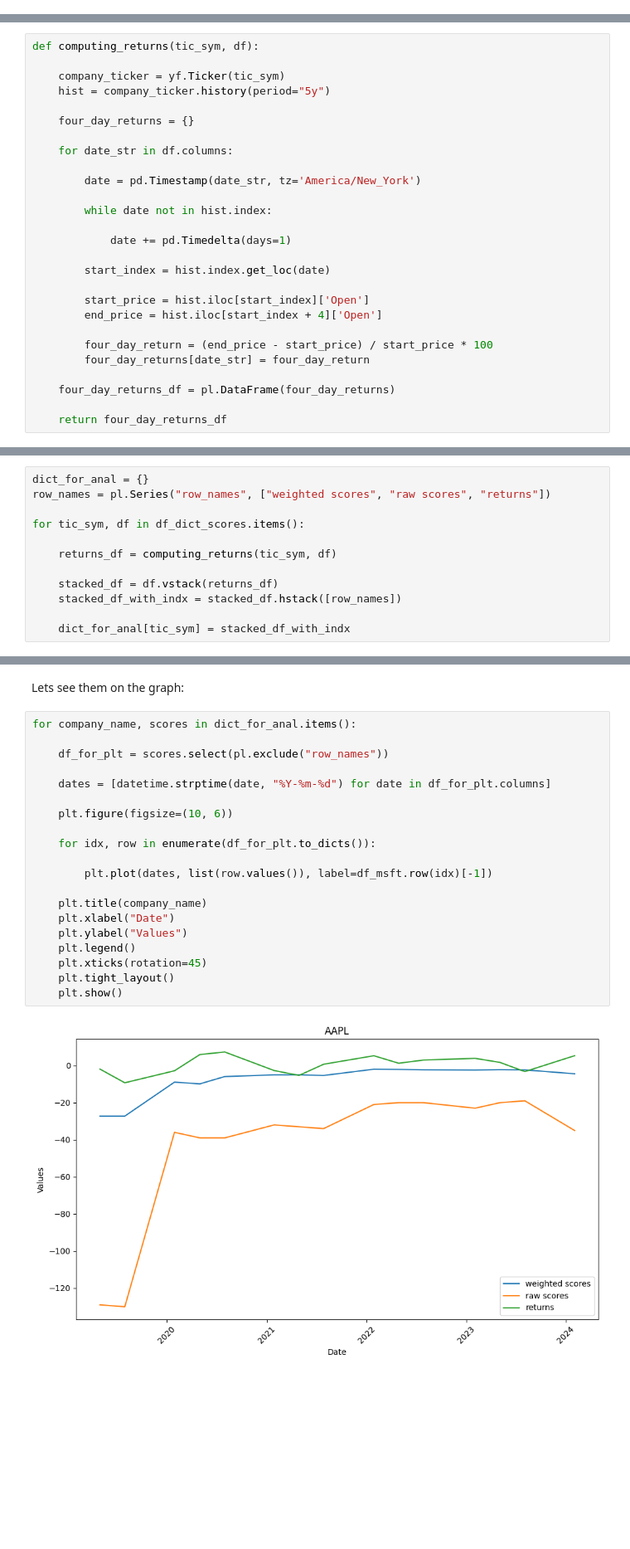
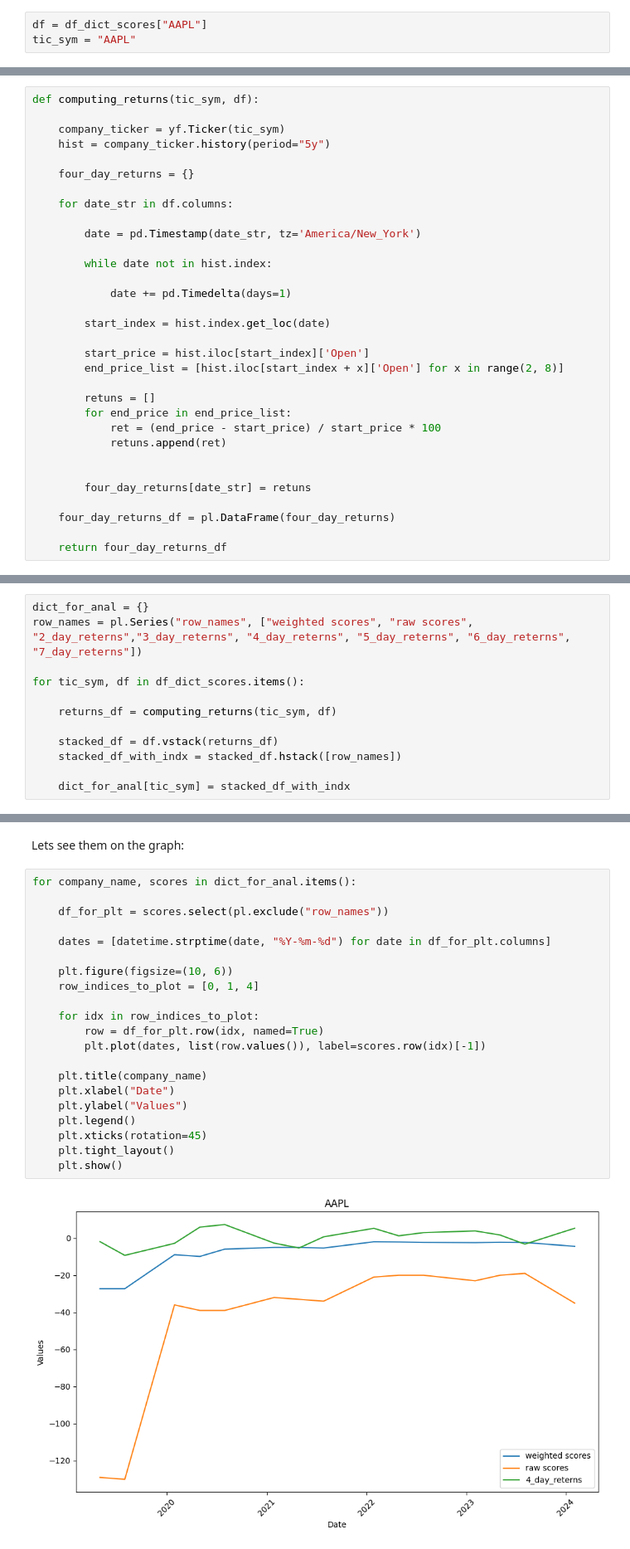
Before and after one commit to LeatherBag011235/Parsim-sec, a Jupyter notebook: src/Analysis/YFiin_excess_returns.ipynb, the cells around one changed output, grey strips where cells are left out. Shown at 83% size. Cells and saved outputs as stored; diff of their text form; blank space fills up the shorter version.

```diff
--- a/src/Analysis/YFiin_excess_returns.ipynb
+++ b/src/Analysis/YFiin_excess_returns.ipynb
@@ -81 +66,4 @@ shape: (2, 15)
+# %%
+df = df_dict_scores["AAPL"]
+tic_sym = "AAPL"
 # %% [markdown]
@@ -99,10 +87,15 @@ def computing_returns(tic_sym, df):
         start_index = hist.index.get_loc(date)
 
         start_price = hist.iloc[start_index]['Open']
-        end_price = hist.iloc[start_index + 4]['Open']
+        end_price_list = [hist.iloc[start_index + x]['Open'] for x in range(2, 8)]
 
-        four_day_return = (end_price - start_price) / start_price * 100
-        four_day_returns[date_str] = four_day_return
+        retuns = []
+        for end_price in end_price_list:
+            ret = (end_price - start_price) / start_price * 100
+            retuns.append(ret)
+
+
+        four_day_returns[date_str] = retuns
 
     four_day_returns_df = pl.DataFrame(four_day_returns)
 
@@ -111,7 +116,7 @@ def computing_returns(tic_sym, df):
 This is the general loop, that takes each key-value pair from df_dict_scores, applies computing_returns() to it, then verticaly stackes the result with orig df and stores it in the new dict
 # %%
 dict_for_anal = {}
-row_names = pl.Series("row_names", ["weighted scores", "raw scores", "returns"])
+row_names = pl.Series("row_names", ["weighted scores", "raw scores", "2_day_reterns","3_day_reterns", "4_day_reterns", "5_day_reterns", "6_day_reterns", "7_day_reterns"])
 
 for tic_sym, df in df_dict_scores.items():
 
@@ -148,22 +153,23 @@ Lets see them on the graph:
 # %%
 for company_name, scores in dict_for_anal.items():
 
     df_for_plt = scores.select(pl.exclude("row_names"))
 
     dates = [datetime.strptime(date, "%Y-%m-%d") for date in df_for_plt.columns]
 
     plt.figure(figsize=(10, 6))
+    row_indices_to_plot = [0, 1, 4]
 
-    for idx, row in enumerate(df_for_plt.to_dicts()):
-
-        plt.plot(dates, list(row.values()), label=df_msft.row(idx)[-1])
+    for idx in row_indices_to_plot:
+        row = df_for_plt.row(idx, named=True)
+        plt.plot(dates, list(row.values()), label=scores.row(idx)[-1])
 
     plt.title(company_name)
     plt.xlabel("Date")
     plt.ylabel("Values")
     plt.legend()
     plt.xticks(rotation=45)
     plt.tight_layout()
     plt.show()
 # %% [output]
-[figure, old version]
+[figure, new version]
```
Also changed, not shown: parts of 20 cells of this notebook.
